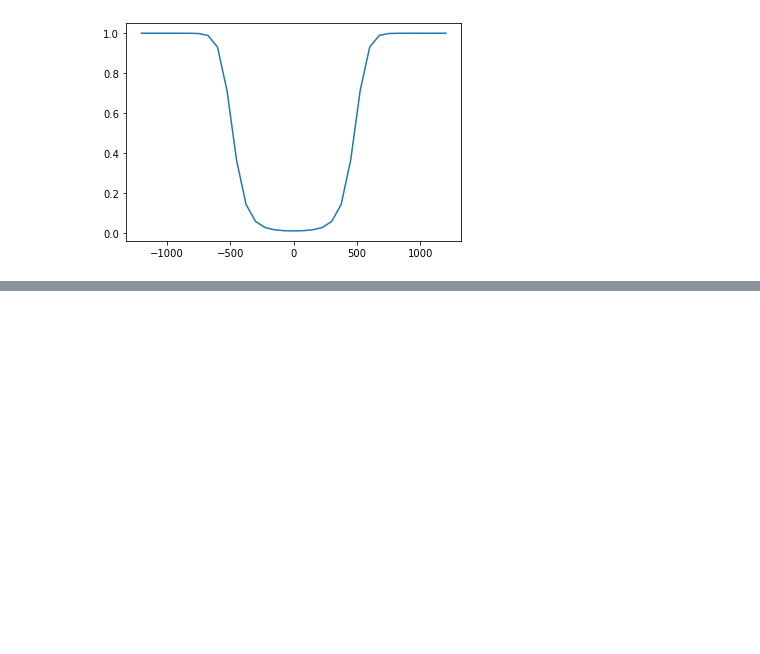
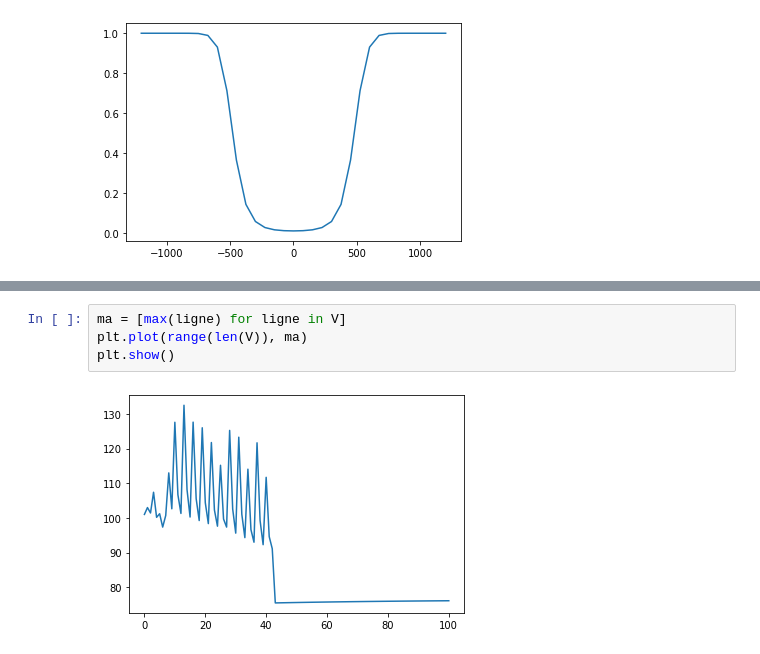
Before and after one commit to thomas-dubard/Seismes-induits, a Jupyter notebook: Modélisation.ipynb, the cells around one changed output, grey strips where cells are left out. Drawn from its saved outputs; the diff is of its cells as text; blank space fills up the shorter version.

```diff
--- a/Modélisation.ipynb
+++ b/Modélisation.ipynb
@@ -262,0 +310,6 @@ plt.show()
+# %%
+ma = [max(ligne) for ligne in V]
+plt.plot(range(len(V)), ma)
+plt.show()
+# %% [output]
+[figure, added]
```
Also changed, not shown: parts of 6 cells of this notebook.
